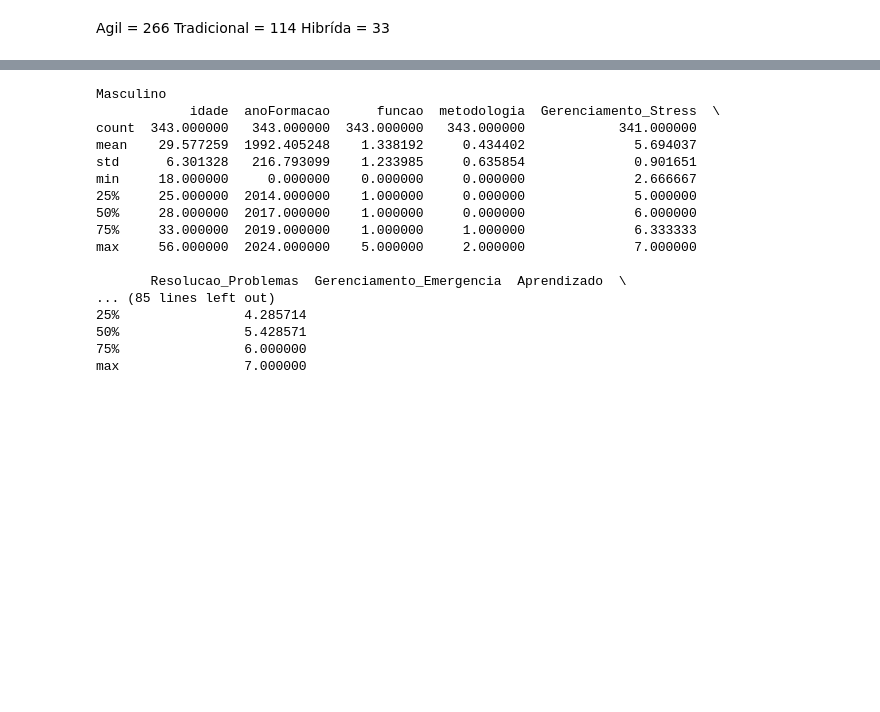
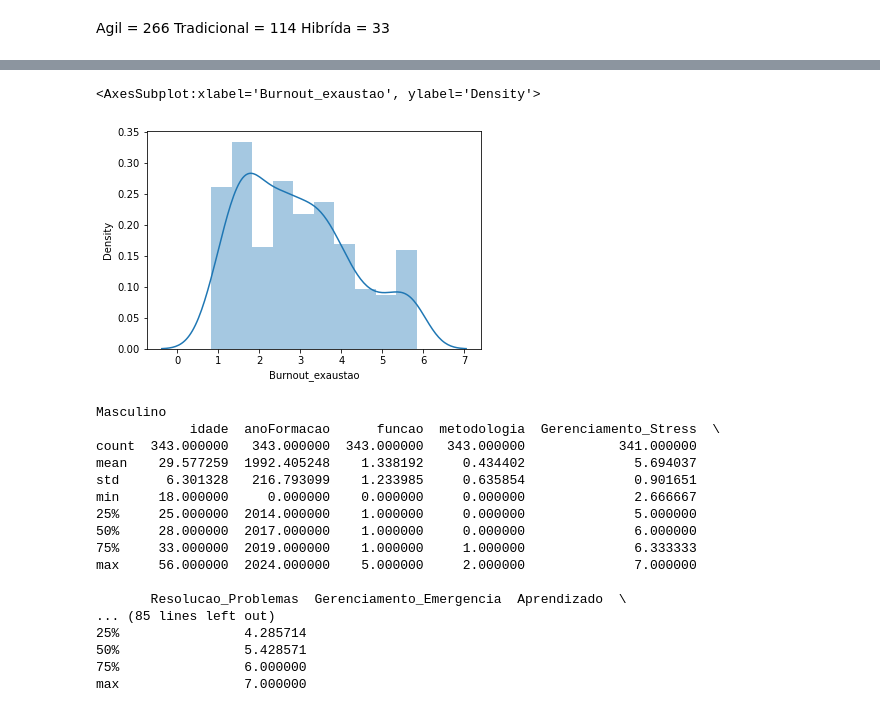
Before and after one commit to dan1lo/PesquisaDoutoradoPosDiferencas, a Jupyter notebook: pesquisa_sexo_completo_base_R.ipynb, the cells around one changed output, grey strips where cells are left out. Saved outputs shown, nothing was run; the diff lists cells and outputs as text; code cells hidden in the pictures; blank space fills up the shorter version.

```diff
--- a/pesquisa_sexo_completo_base_R.ipynb
+++ b/pesquisa_sexo_completo_base_R.ipynb
@@ -234,3 +305,9 @@ pg.pairwise_corr(dados_instburn, method='spearman')
+# %%
+import seaborn as sns
+sns.distplot(dados_instburn['Burnout_exaustao'].dropna())
+# %% [output]
+<AxesSubplot:xlabel='Burnout_exaustao', ylabel='Density'>
+[figure, added]
 # %%
 dados_masculinos = dados.query("sexo == 'Masculino'")
 dados_femininos = dados.query("sexo == 'Feminino'")
```
Also changed, not shown: parts of 12 cells of this notebook.
